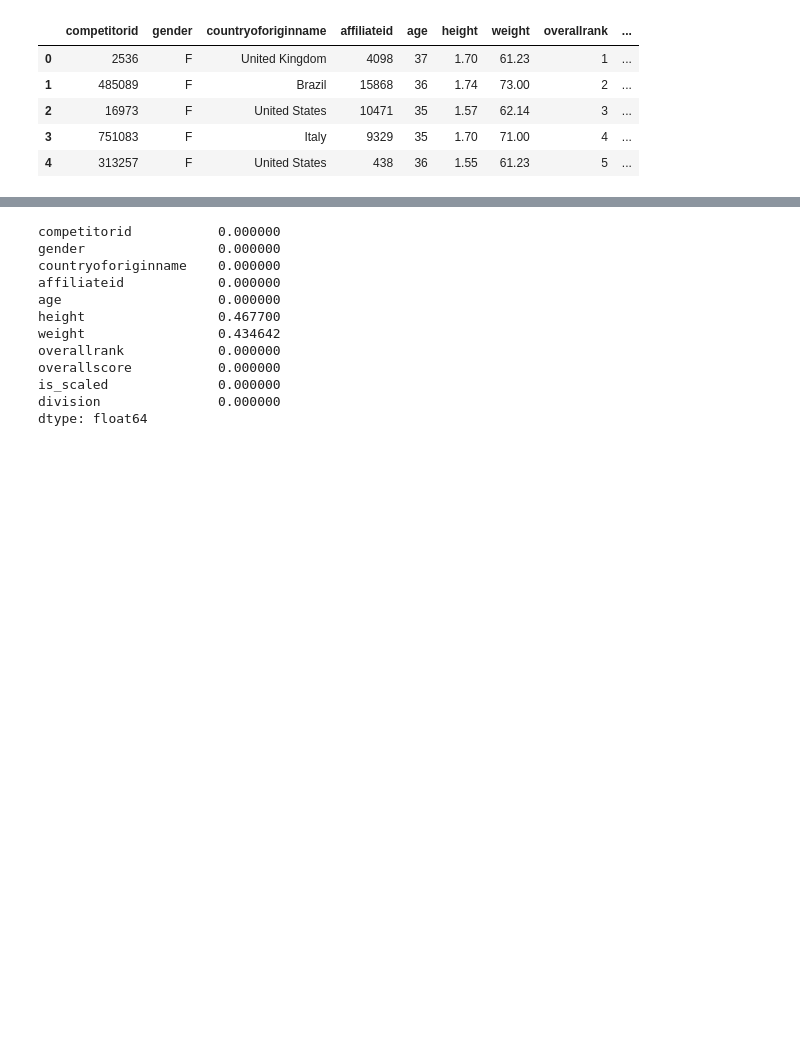
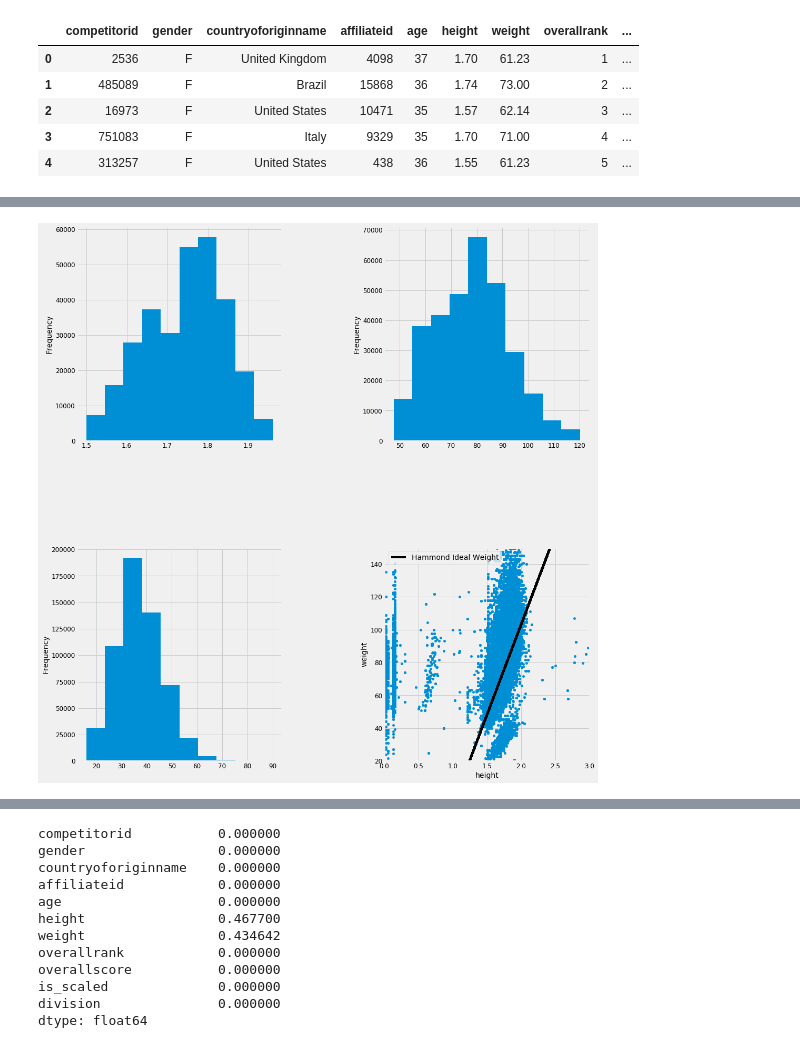
Before and after one commit to Pabsm94/DataScientist_Nanodegree_Udacity, a Jupyter notebook: [DS Nanodegree] - Project 1.ipynb, the cells around one changed output, grey strips where cells are left out. Saved outputs shown, nothing was run; the diff lists cells and outputs as text; code cells hidden in the pictures; blank space fills up the shorter version.

```diff
--- a/[DS Nanodegree] - Project 1.ipynb
+++ b/[DS Nanodegree] - Project 1.ipynb
@@ -59,0 +139,42 @@ total_number_of_athletes_2019 = crossfit_open_athletes_2019_filtered.competitori
+# %%
+height_lower_cap = crossfit_open_athletes_2019_filtered.height.quantile(0.02) # 1.5 m
+height_upper_cap = crossfit_open_athletes_2019_filtered.height.quantile(0.99) # 1.96 m
+weight_lower_cap = crossfit_open_athletes_2019_filtered.weight.quantile(0.01) # 51 kg
+weight_upper_cap = crossfit_open_athletes_2019_filtered.weight.quantile(0.99) # 120.2 kg
+age_lower_cap = crossfit_open_athletes_2019_filtered.age.min() # 16 years
+#crossfit_open_athletes_2019_filtered.loc[crossfit_open_athletes_2019_filtered.age>=90].count()
+age_upper_cap = 90
+# %%
+def hammond_ideal_weight_funct(height:list, height_units:str="cm"):
+    if height_units == "cm":
+        return 48 + 1.1 * (100*np.array(height) - 150)
+    else:
+        raise NotImplementedError
+
+crossfit_athletes_height = np.array(crossfit_open_athletes_2019_filtered[~crossfit_open_athletes_2019_filtered.height.isna()].height.values.tolist())
+ideal_open_athletes_weight = hammond_ideal_weight_funct(crossfit_athletes_height)
+# %%
+fig, ((ax1, ax2), (ax3, ax4)) = plt.subplots(2,2,figsize=(15,15))
+
+crossfit_open_athletes_2019_filtered.height.plot.hist(bins = 10, range=(height_lower_cap, height_upper_cap), ax=ax1);
+
+crossfit_open_athletes_2019_filtered.weight.plot.hist(bins = 10,range=(weight_lower_cap, weight_upper_cap), ax=ax2);
+
+crossfit_open_athletes_2019_filtered.age.plot.hist(bins = 10,range=(age_lower_cap, age_upper_cap), ax=ax3);
+
+crossfit_open_athletes_2019_filtered.plot.scatter(x='height'
+                                                  , y='weight'
+                                                  , xlim=(0,3)
+                                                  , ylim=(20, 150)
+                                                  , ax=ax4
+                                                  )
+
+ax4.plot(crossfit_athletes_height
+         , ideal_open_athletes_weight, color='black'
+         , label='Hammond Ideal Weight')
+ax4.legend()
+plt.tight_layout()
+fig.subplots_adjust(wspace=0.5)
+fig.subplots_adjust(hspace=0.5)
+# %% [output]
+[figure, added]
```
Also changed, not shown: parts of 34 cells of this notebook.
